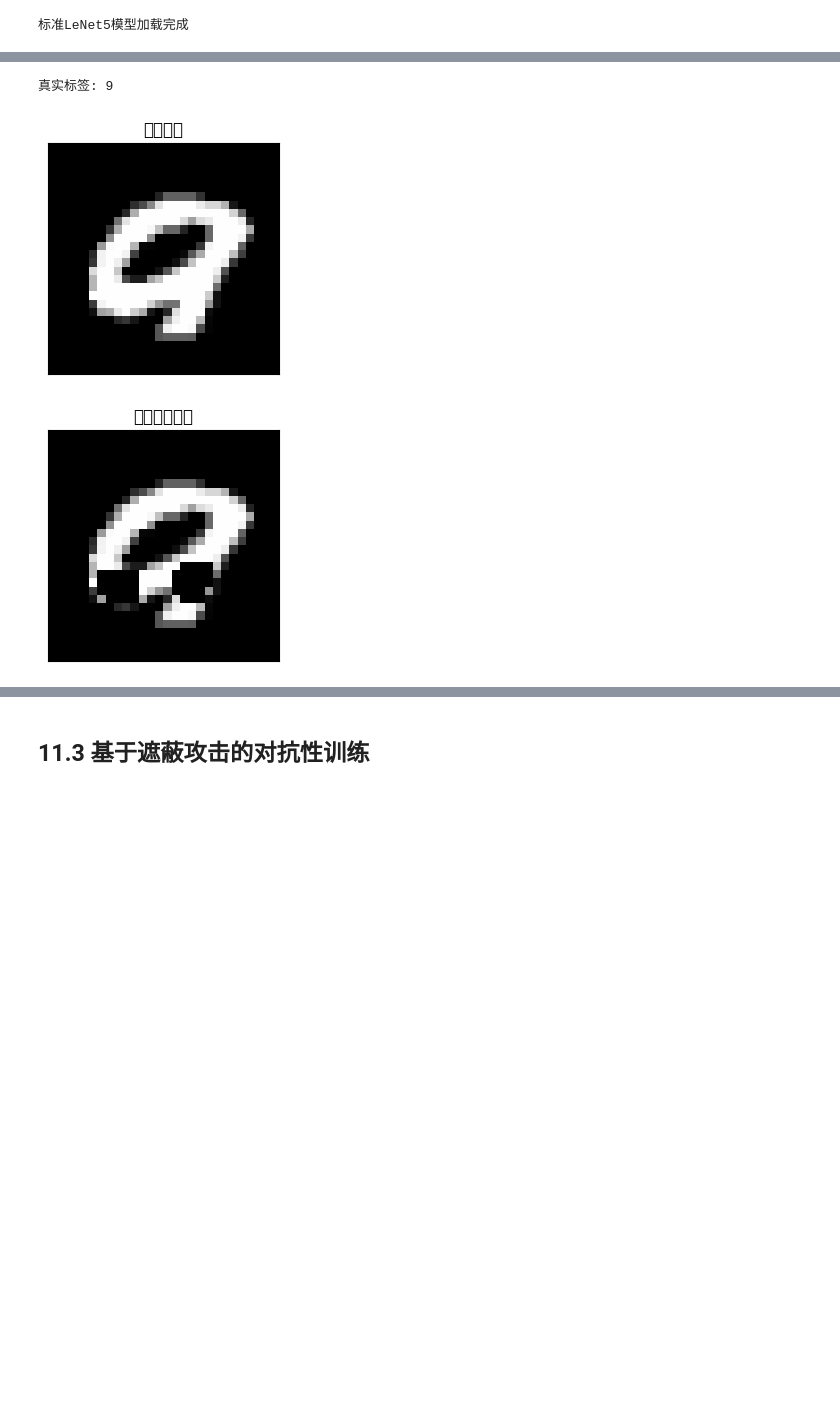
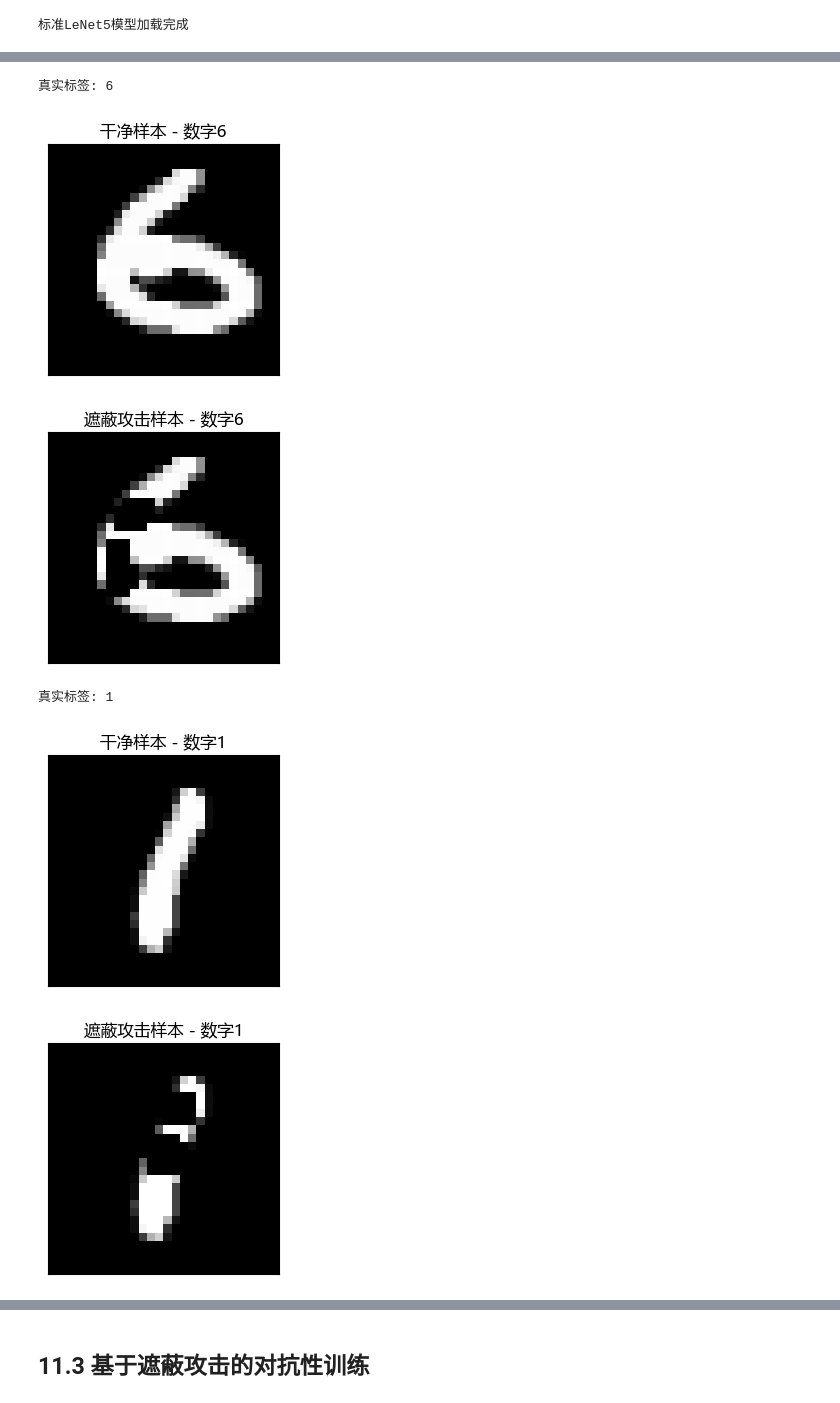
Before and after one commit to vinegarist/adversarial-defense, a Jupyter notebook: 11. 基于遮蔽攻击的对抗性训练.ipynb, the cells around one changed output, grey strips where cells are left out. Cells and saved outputs as stored; diff of their text form; code cells hidden in the pictures; blank space fills up the shorter version.

```diff
--- a/11. 基于遮蔽攻击的对抗性训练.ipynb
+++ b/11. 基于遮蔽攻击的对抗性训练.ipynb
@@ -88,25 +90,42 @@ logger.info(f'标准模型 - 遮蔽攻击后准确率: {occ_acc:.2f}%')
 # %%
 # 可视化遮蔽攻击效果
+# 解决中文标题显示为方块/乱码（按顺序尝试可用中文字体）
+plt.rcParams['font.sans-serif'] = ['Microsoft YaHei', 'SimHei', 'Noto Sans CJK SC', 'Arial Unicode MS']
+plt.rcParams['axes.unicode_minus'] = False
+
 def imshow_mnist(img, title=''):
     npimg = img.cpu().squeeze().numpy()
     plt.figure(figsize=(3, 3))
     plt.imshow(npimg, cmap='gray')
     plt.title(title)
     plt.xticks([])
     plt.yticks([])
     plt.show()
-
-# 取一个batch进行可视化
+# 取一个batch进行可视化（每个数字类别显示一个样本）
 sample_x = imgs[:250].to(device)
 sample_y = lbls[:250].to(device)
 std_lenet.eval()
 sample_adv = occlusion((sample_x, sample_y))
 
-idx = 0
-print(f'真实标签: {sample_y[idx].item()}')
-imshow_mnist(sample_x[idx], '干净样本')
-imshow_mnist(sample_adv[idx], '遮蔽攻击样本')
+# 找到0-9每个数字在当前batch中的第一个样本索引
+shown_labels = set()
+selected_indices = []
+for i in range(sample_y.shape[0]):
+    label = int(sample_y[i].item())
+    if label not in shown_labels:
+        shown_labels.add(label)
+        selected_indices.append(i)
+    if len(shown_labels) == 10:
+        break
+for idx in selected_indices:
+    label = int(sample_y[idx].item())
+    print(f'真实标签: {label}')
+    imshow_mnist(sample_x[idx], f'干净样本 - 数字{label}')
+    imshow_mnist(sample_adv[idx], f'遮蔽攻击样本 - 数字{label}')
 # %% [output]
-真实标签: 9
+真实标签: 6
-[figure, old version]
+[figure, new version]
-[figure, old version]
+[figure, new version]
+真实标签: 1
+[figure, added]
+[figure, added]
```
Also changed, not shown: parts of 12 cells of this notebook.
